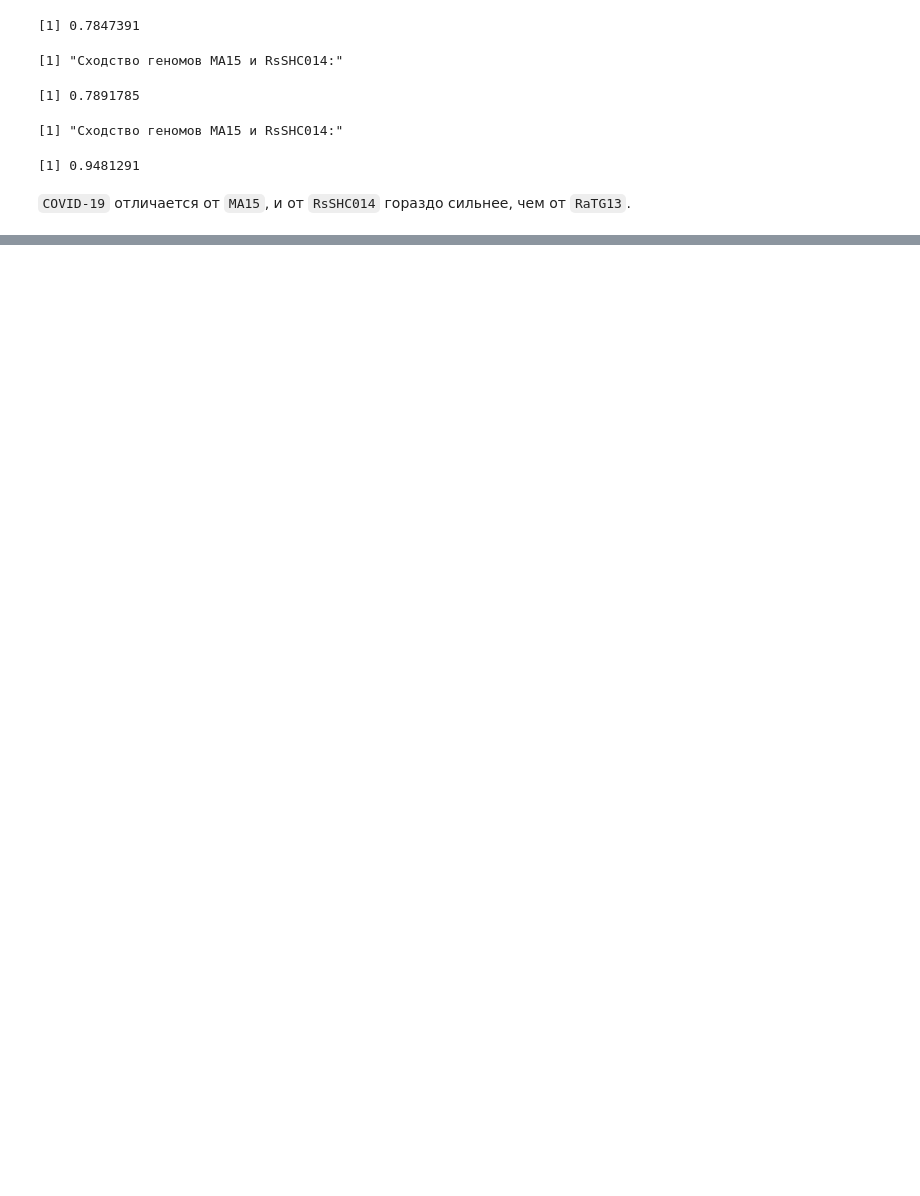
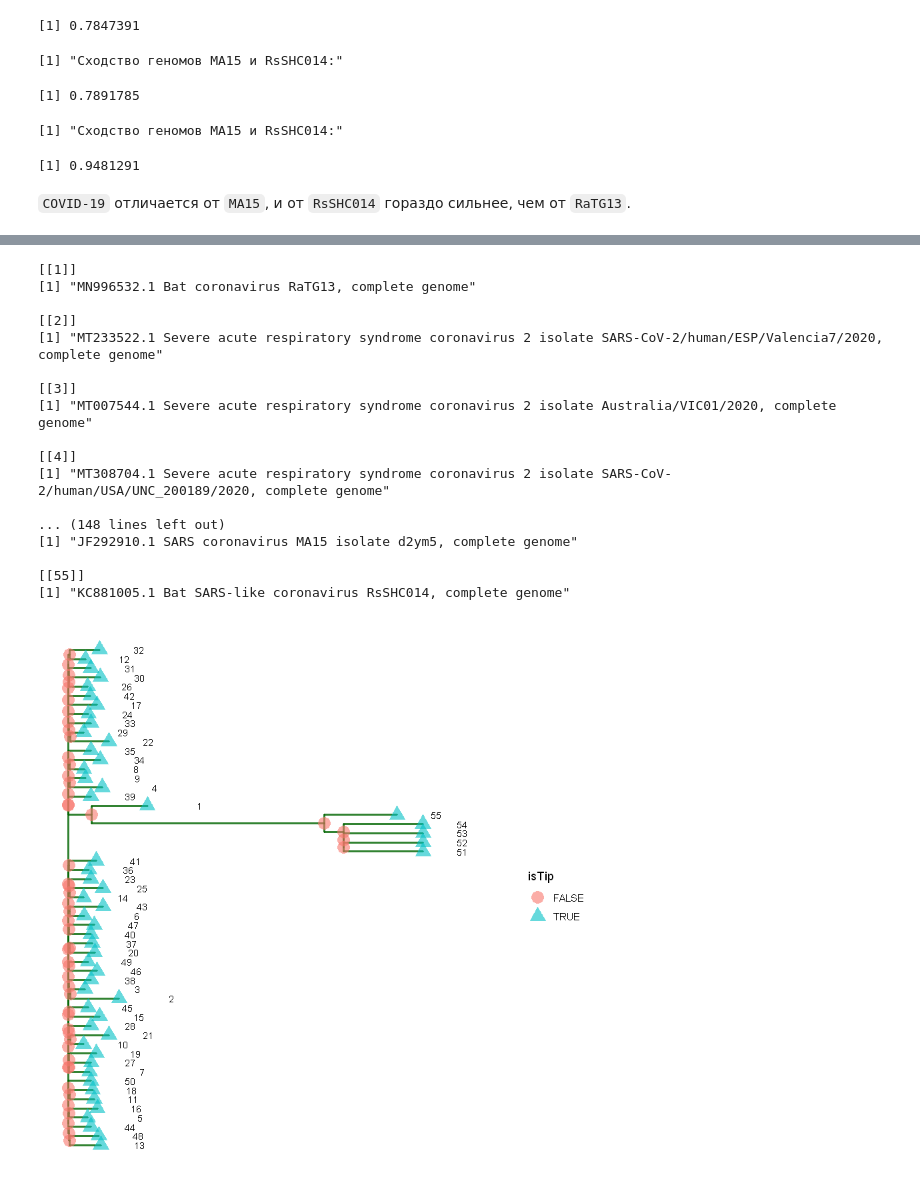
Before and after one commit to BikeevArtur/mipt-stats-ad, a Jupyter notebook: COVID_Research.ipynb, the cells around one changed output, grey strips where cells are left out. Cells and saved outputs as stored; diff of their text form; code cells hidden in the pictures; blank space fills up the shorter version.

```diff
--- a/COVID_Research.ipynb
+++ b/COVID_Research.ipynb
@@ -309,0 +314,11 @@ element_wise.compare(string.set[3],string.set[4])
+# %%
+fasta_data <- as.matrix(read.fasta("common_msa_2.fasta"))
+fasta_data
+as.list(labels(fasta_data))
+rownames(fasta_data) <- 1:55
+phy.data <- as.phyDat(as.matrix(fasta_data))
+tree <- nj(dist.logDet(phy.data))
+ggtree(tree, lwd = 1, color = "darkgreen", alpha = 0.8, right = TRUE) +
+  geom_tiplab(size = 3, angle = 0, offset = 0.05, hjust = 3) +
+  geom_point(aes(shape = isTip, color = isTip), size = 5, alpha = 0.6)
+# %% [output]
@@ -309,0 +342,18 @@ element_wise.compare(string.set[3],string.set[4])
+[[1]]
+[1] "MN996532.1 Bat coronavirus RaTG13, complete genome"
+
+[[2]]
+[1] "MT233522.1 Severe acute respiratory syndrome coronavirus 2 isolate SARS-CoV-2/human/ESP/Valencia7/2020, complete genome"
+
+[[3]]
+[1] "MT007544.1 Severe acute respiratory syndrome coronavirus 2 isolate Australia/VIC01/2020, complete genome"
+
+[[4]]
+[1] "MT308704.1 Severe acute respiratory syndrome coronavirus 2 isolate SARS-CoV-2/human/USA/UNC_200189/2020, complete genome"
+
+... (148 lines left out)
+[1] "JF292910.1 SARS coronavirus MA15 isolate d2ym5, complete genome"
+
+[[55]]
+[1] "KC881005.1 Bat SARS-like coronavirus RsSHC014, complete genome"
+[figure, added]
```
Also changed, not shown: parts of 5 cells of this notebook, 1 other file.
